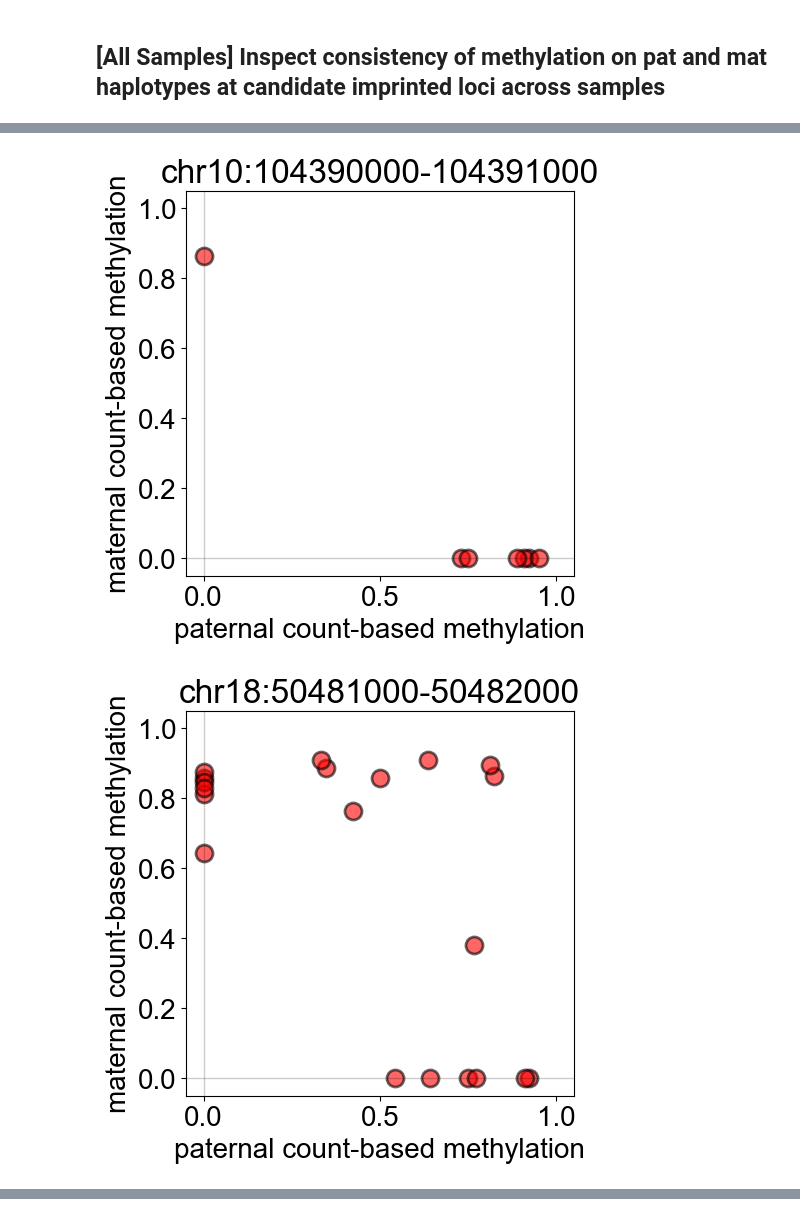
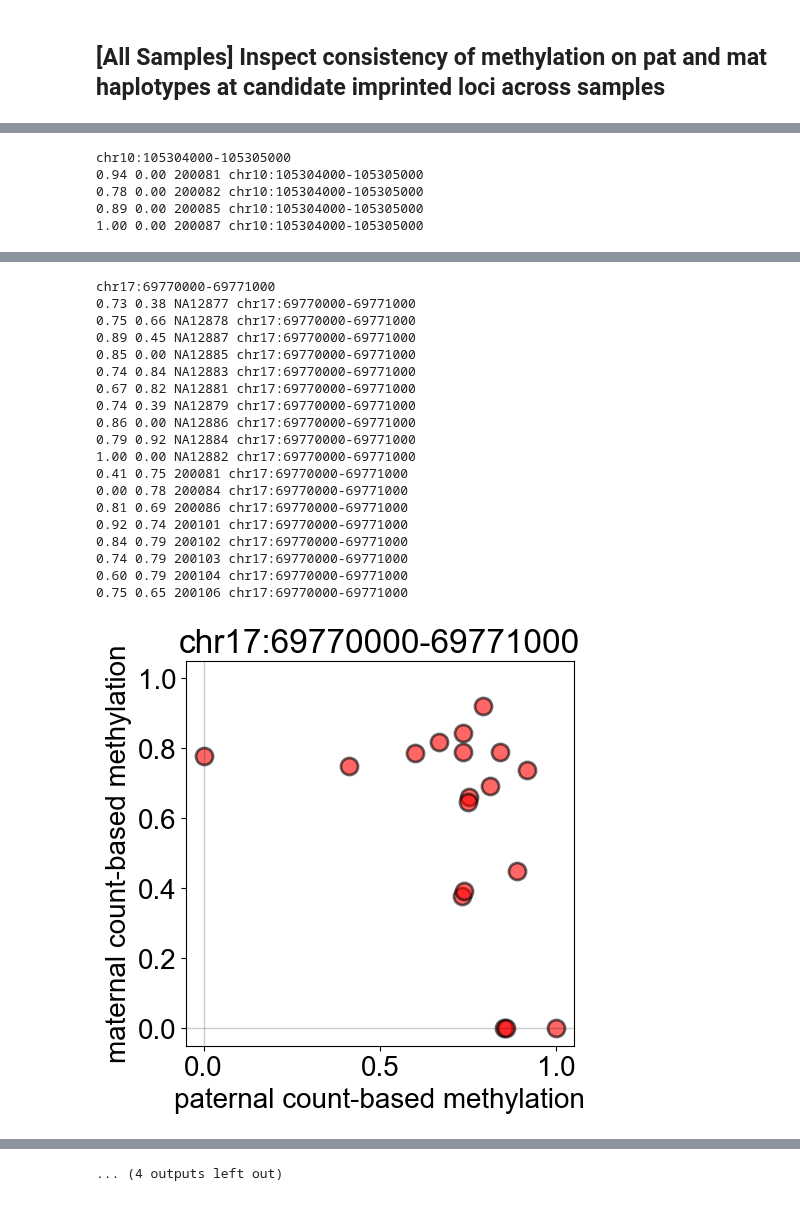
Before and after one commit to quinlan-lab/tapestry, a Jupyter notebook: analysis/imprinting.ipynb, the cells around one changed output, grey strips where cells are left out. Saved outputs shown, nothing was run; the diff lists cells and outputs as text; code cells hidden in the pictures.

```diff
--- a/analysis/imprinting.ipynb
+++ b/analysis/imprinting.ipynb
@@ -436,15 +429,20 @@ def plot_mat_vs_pat_meth(df, mode):
     for locus in df.iter_rows(named=True):
         chrom, start, end = locus['chrom'], locus['start'], locus['end']
         coordinate = f"{chrom}:{start}-{end}"
-        meths_pat, meths_mat = [], []
+        print(coordinate)
+        meths_pat, meths_mat, sample_ids = [], [], []
         for prefix in get_prefixes_wrapper():
             try:
                 meths_pat.append(locus[f'{prefix}_{mode}_based_meth_pat'])
                 meths_mat.append(locus[f'{prefix}_{mode}_based_meth_mat'])
+                sample_ids.append(prefix)
             except KeyError:
                 continue
-        # for meth_pat, meth_mat in zip(meths_pat, meths_mat):
-        #     print(meth_pat, meth_mat)
+
+        for meth_pat, meth_mat, sample_id in zip(meths_pat, meths_mat, sample_ids):
+            if meth_pat is not None and meth_mat is not None:
+                print(f"{meth_pat:.2f}", f"{meth_mat:.2f}", sample_id, coordinate)
+
         plt.figure(figsize=(5,5))
         plt.scatter(
             meths_pat,
@@ -473,0 +533,5 @@ plot_mat_vs_pat_meth(DF_METH_IMPRINTED_CANDIDATES, mode='count')
+chr10:105304000-105305000
+0.94 0.00 200081 chr10:105304000-105305000
+0.78 0.00 200082 chr10:105304000-105305000
+0.89 0.00 200085 chr10:105304000-105305000
+1.00 0.00 200087 chr10:105304000-105305000
@@ -475,2 +539,20 @@ plot_mat_vs_pat_meth(DF_METH_IMPRINTED_CANDIDATES, mode='count')
+chr17:69770000-69771000
+0.73 0.38 NA12877 chr17:69770000-69771000
+0.75 0.66 NA12878 chr17:69770000-69771000
+0.89 0.45 NA12887 chr17:69770000-69771000
+0.85 0.00 NA12885 chr17:69770000-69771000
+0.74 0.84 NA12883 chr17:69770000-69771000
+0.67 0.82 NA12881 chr17:69770000-69771000
+0.74 0.39 NA12879 chr17:69770000-69771000
+0.86 0.00 NA12886 chr17:69770000-69771000
+0.79 0.92 NA12884 chr17:69770000-69771000
+1.00 0.00 NA12882 chr17:69770000-69771000
+0.41 0.75 200081 chr17:69770000-69771000
+0.00 0.78 200084 chr17:69770000-69771000
+0.81 0.69 200086 chr17:69770000-69771000
+0.92 0.74 200101 chr17:69770000-69771000
+0.84 0.79 200102 chr17:69770000-69771000
+0.74 0.79 200103 chr17:69770000-69771000
+0.60 0.79 200104 chr17:69770000-69771000
+0.75 0.65 200106 chr17:69770000-69771000
-[figure, old version]
+[figure, new version]
-[figure, removed]
@@ -478,3 +559,4 @@ plot_mat_vs_pat_meth(DF_METH_IMPRINTED_CANDIDATES, mode='count')
+... (4 outputs left out)
 # %%
 plot_mat_vs_pat_meth(DF_METH_IMPRINTED_CANDIDATES, mode='model')
 # %% [output]
```
Also changed, not shown: parts of 9 cells of this notebook, 2 other files.
